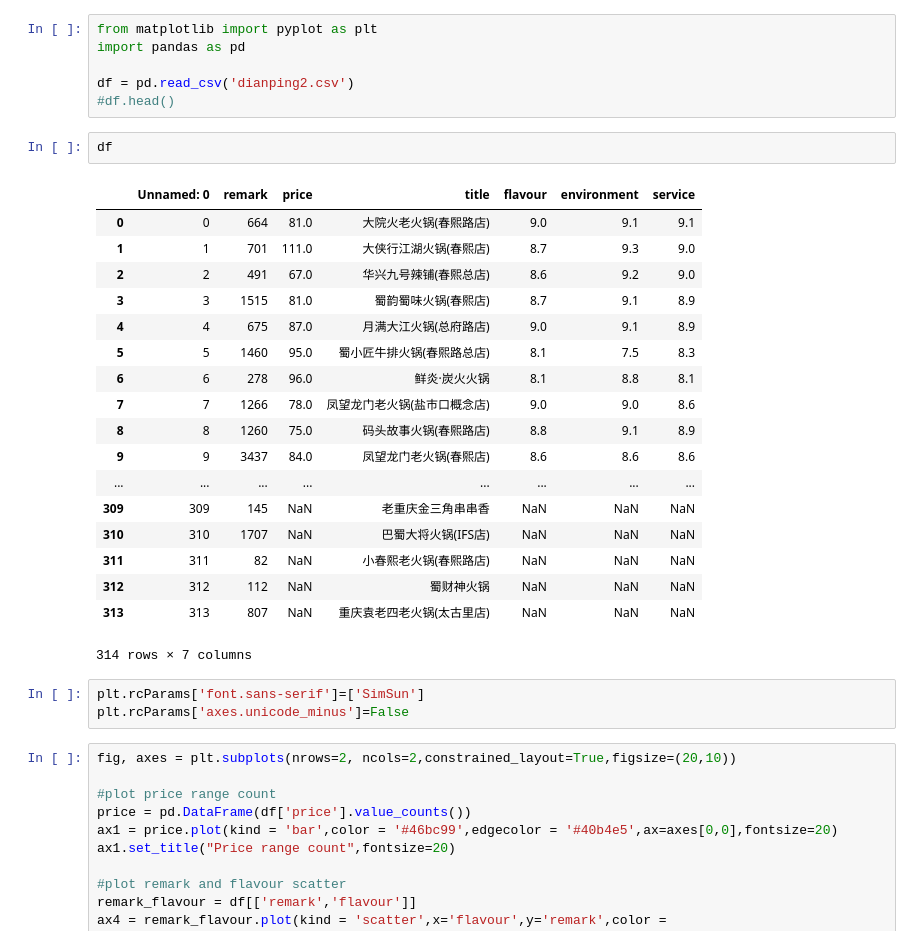
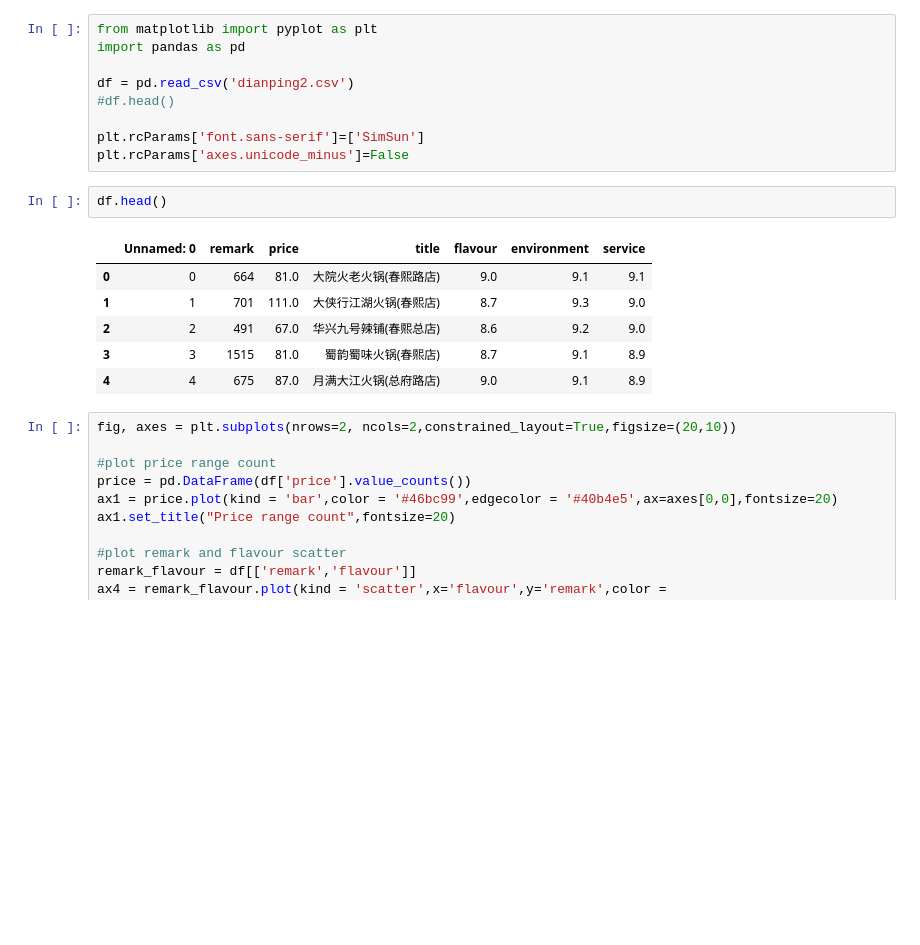
Before and after one commit to zacharyzeng/python-data-assignments, a Jupyter notebook: assignment2/assignment2.ipynb, the cells around one changed output. Saved outputs shown, nothing was run; the diff lists cells and outputs as text; blank space fills up the shorter version.

```diff
--- a/assignment2/assignment2.ipynb
+++ b/assignment2/assignment2.ipynb
@@ -4,30 +4,18 @@ import pandas as pd
 
 df = pd.read_csv('dianping2.csv')
 #df.head()
+
+plt.rcParams['font.sans-serif']=['SimSun']
+plt.rcParams['axes.unicode_minus']=False
 # %%
-df
+df.head()
 # %% [output]
 |  | Unnamed: 0 | remark | price | title | flavour | environment | service |
 | 0 | 0 | 664 | 81.0 | 大院火老火锅(春熙路店) | 9.0 | 9.1 | 9.1 |
 | 1 | 1 | 701 | 111.0 | 大侠行江湖火锅(春熙店) | 8.7 | 9.3 | 9.0 |
 | 2 | 2 | 491 | 67.0 | 华兴九号辣铺(春熙总店) | 8.6 | 9.2 | 9.0 |
 | 3 | 3 | 1515 | 81.0 | 蜀韵蜀味火锅(春熙店) | 8.7 | 9.1 | 8.9 |
 | 4 | 4 | 675 | 87.0 | 月满大江火锅(总府路店) | 9.0 | 9.1 | 8.9 |
-| 5 | 5 | 1460 | 95.0 | 蜀小匠牛排火锅(春熙路总店) | 8.1 | 7.5 | 8.3 |
-| 6 | 6 | 278 | 96.0 | 鲜炎·炭火火锅 | 8.1 | 8.8 | 8.1 |
-| 7 | 7 | 1266 | 78.0 | 凤望龙门老火锅(盐市口概念店) | 9.0 | 9.0 | 8.6 |
-| 8 | 8 | 1260 | 75.0 | 码头故事火锅(春熙路店) | 8.8 | 9.1 | 8.9 |
-| 9 | 9 | 3437 | 84.0 | 凤望龙门老火锅(春熙店) | 8.6 | 8.6 | 8.6 |
-| ... | ... | ... | ... | ... | ... | ... | ... |
-| 309 | 309 | 145 | NaN | 老重庆金三角串串香 | NaN | NaN | NaN |
-| 310 | 310 | 1707 | NaN | 巴蜀大将火锅(IFS店) | NaN | NaN | NaN |
-| 311 | 311 | 82 | NaN | 小春熙老火锅(春熙路店) | NaN | NaN | NaN |
-| 312 | 312 | 112 | NaN | 蜀财神火锅 | NaN | NaN | NaN |
-| 313 | 313 | 807 | NaN | 重庆袁老四老火锅(太古里店) | NaN | NaN | NaN |
-314 rows × 7 columns
-# %%
-plt.rcParams['font.sans-serif']=['SimSun']
-plt.rcParams['axes.unicode_minus']=False
 # %%
 fig, axes = plt.subplots(nrows=2, ncols=2,constrained_layout=True,figsize=(20,10))
 
```
Also changed, not shown: parts of 19 cells of this notebook, 2 other files.
